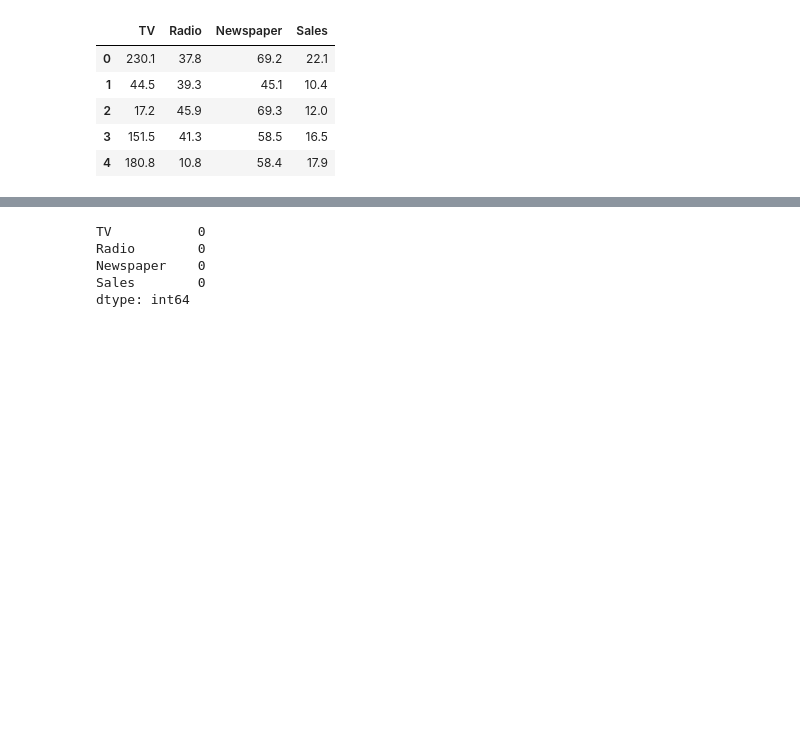
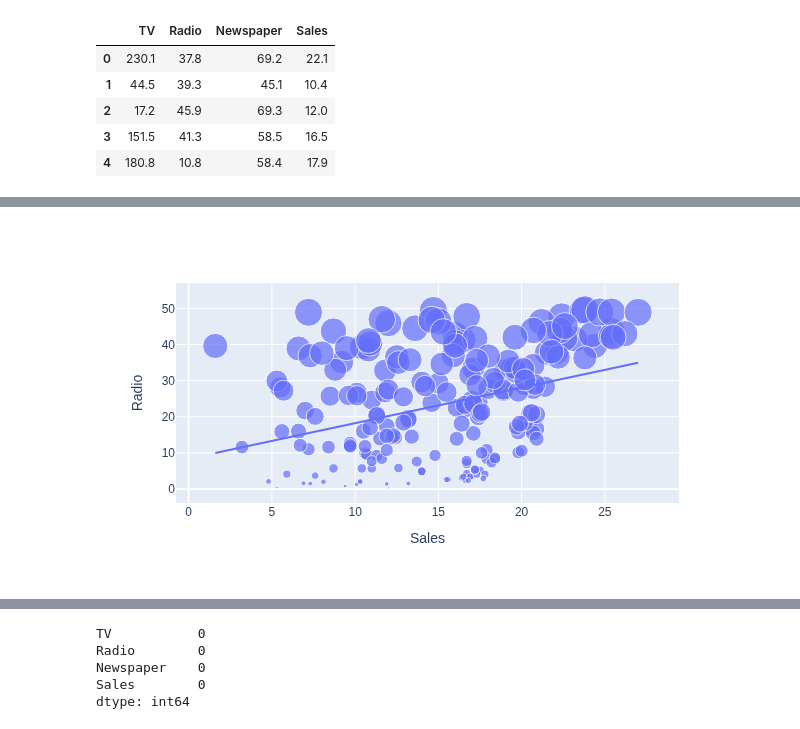
Before and after one commit to 5joe/python_machine_and_deep_learning, a Jupyter notebook: future_sales_prediction/future_sales_prediction.ipynb, the cells around one changed output, grey strips where cells are left out. Cells and saved outputs as stored; diff of their text form; code cells hidden in the pictures; blank space fills up the shorter version.

```diff
--- a/future_sales_prediction/future_sales_prediction.ipynb
+++ b/future_sales_prediction/future_sales_prediction.ipynb
@@ -19,0 +62,6 @@ data.head()
+# %%
+figure = px.scatter(data_frame = data2, x = "Sales",
+                   y = "Radio",size = "Radio", trendline = "ols")
+figure.show()
+# %% [output]
+[figure, added]
```
Also changed, not shown: parts of 12 cells of this notebook, 4 other files.
